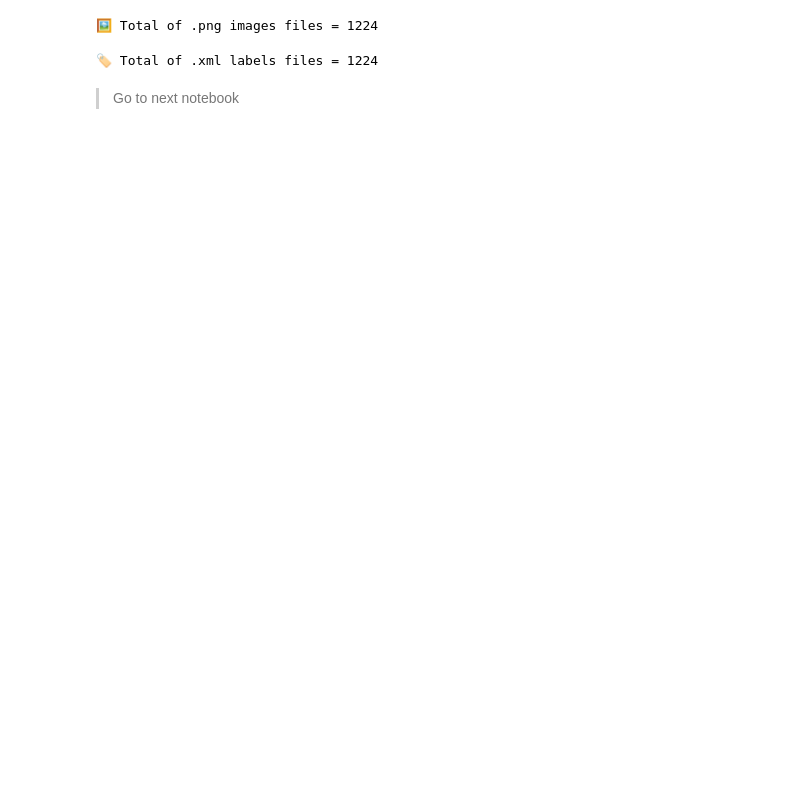
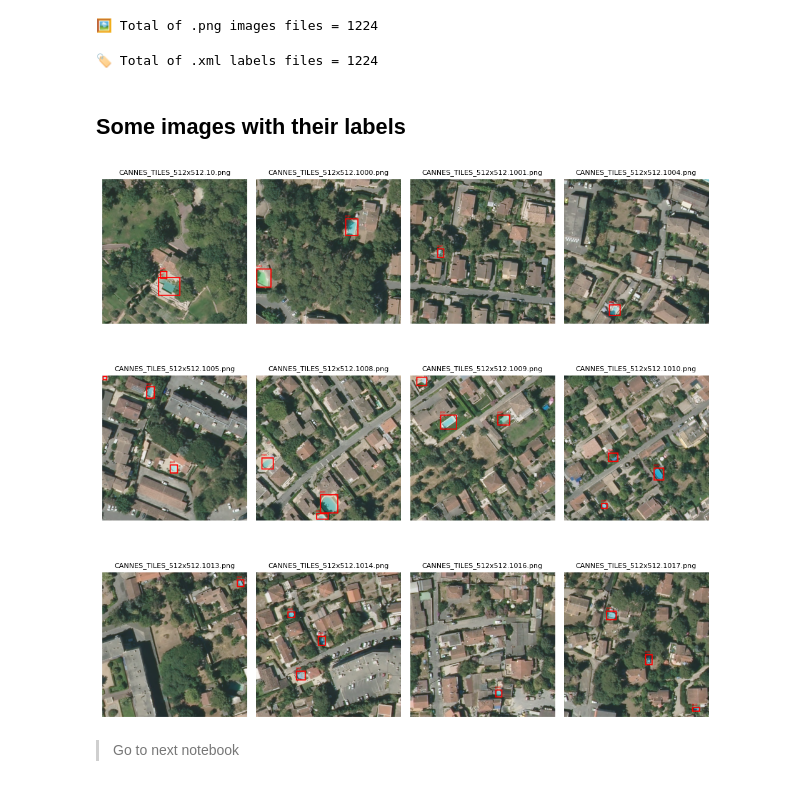
Before and after one commit to retkowsky/object-detection-azure-custom-vision, a Jupyter notebook: 1 Download images files and labels.ipynb, the cells around one changed output. Cells and saved outputs as stored; diff of their text form; code cells hidden in the pictures; blank space fills up the shorter version.

```diff
--- a/1 Download images files and labels.ipynb
+++ b/1 Download images files and labels.ipynb
@@ -283,5 +313,42 @@ for filename in os.listdir(LABELS_DIR):
 print(f"🏷️ Total of .xml labels files = {nb_xml}")
 # %% [output]
 🏷️ Total of .xml labels files = 1224
+# %% [markdown]
+## Some images with their labels
+# %%
+image_files = sorted([f for f in os.listdir(PNG_DIR) if f.endswith(('.jpg', '.jpeg', '.png'))])[:12]
+fig, axes = plt.subplots(3, 4, figsize=(10, 10))
+axes = axes.flatten()
+
+for idx, image_file in enumerate(image_files):
+    image_path = os.path.join(PNG_DIR, image_file)
+    label_file = image_file.rsplit('.', 1)[0] + '.xml'
+    label_path = os.path.join(LABELS_DIR, label_file)
+
+    img = Image.open(image_path)
+    draw = ImageDraw.Draw(img)
+
+    if os.path.exists(label_path):
+        tree = ET.parse(label_path)
+        root = tree.getroot()
+
+        for obj in root.findall('object'):
+            if obj.find('name').text == 'pool':
+                bbox = obj.find('bndbox')
+                xmin = int(bbox.find('xmin').text)
+                ymin = int(bbox.find('ymin').text)
+                xmax = int(bbox.find('xmax').text)
+                ymax = int(bbox.find('ymax').text)
+                draw.rectangle([xmin, ymin, xmax, ymax], outline='red', width=4)
+                draw.text((xmin, ymin-15), 'pool', fill='red')
+
+    axes[idx].imshow(img)
+    axes[idx].axis('off')
+    axes[idx].set_title(f"{image_file}", fontsize=8)
+
+plt.tight_layout()
+plt.show()
+# %% [output]
+[figure, added]
 # %% [markdown]
 > Go to next notebook
```
Also changed, not shown: parts of 12 cells of this notebook, 2 other files.
